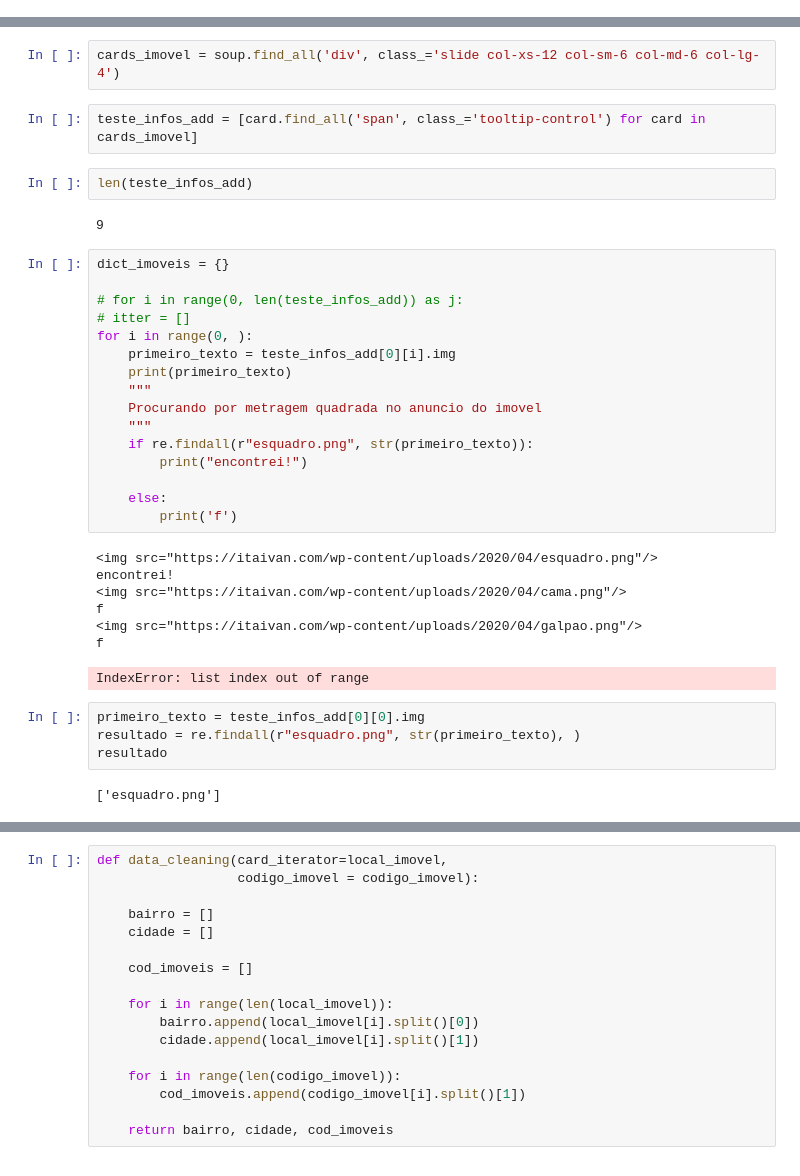
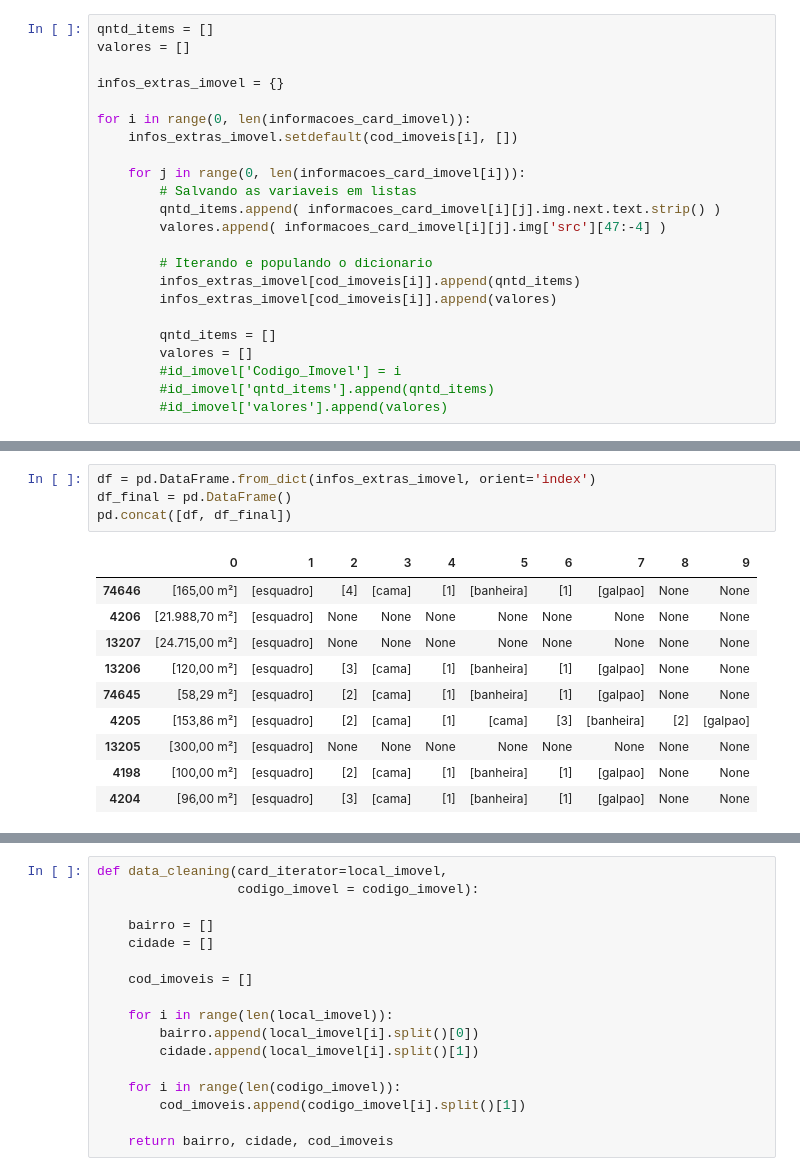
Before and after one commit to carlosal249/itaivan_scrapper, a Jupyter notebook: itaivan_scraper.ipynb, the cells around one changed output, grey strips where cells are left out. Drawn from its saved outputs; the diff is of its cells as text.

```diff
--- a/itaivan_scraper.ipynb
+++ b/itaivan_scraper.ipynb
@@ -1 +229,24 @@
+# %%
+qntd_items = []
+valores = []
+
+infos_extras_imovel = {}
+
+for i in range(0, len(informacoes_card_imovel)):
+    infos_extras_imovel.setdefault(cod_imoveis[i], [])
+
+    for j in range(0, len(informacoes_card_imovel[i])):
+        # Salvando as variaveis em listas
+        qntd_items.append( informacoes_card_imovel[i][j].img.next.text.strip() )
+        valores.append( informacoes_card_imovel[i][j].img['src'][47:-4] )
+
+        # Iterando e populando o dicionario
+        infos_extras_imovel[cod_imoveis[i]].append(qntd_items)
+        infos_extras_imovel[cod_imoveis[i]].append(valores)
+
+        qntd_items = []
+        valores = []
+        #id_imovel['Codigo_Imovel'] = i
+        #id_imovel['qntd_items'].append(qntd_items)
+        #id_imovel['valores'].append(valores)
 # %%
@@ -15,41 +265,18 @@ soup = bs4.BeautifulSoup(source,'html')
-# %%
-cards_imovel = soup.find_all('div', class_='slide col-xs-12 col-sm-6 col-md-6 col-lg-4')
-# %%
-teste_infos_add = [card.find_all('span', class_='tooltip-control') for card in cards_imovel]
-# %%
-len(teste_infos_add)
-# %% [output]
-9
-# %%
-dict_imoveis = {}
-
-# for i in range(0, len(teste_infos_add)) as j:
-# itter = []
-for i in range(0, ):
-    primeiro_texto = teste_infos_add[0][i].img
-    print(primeiro_texto)
-    """
-    Procurando por metragem quadrada no anuncio do imovel
-    """
-    if re.findall(r"esquadro.png", str(primeiro_texto)):
-        print("encontrei!")
-
-    else:
-        print('f')
-# %% [output]
-<img src="https://itaivan.com/wp-content/uploads/2020/04/esquadro.png"/>
-encontrei!
-<img src="https://itaivan.com/wp-content/uploads/2020/04/cama.png"/>
-f
-<img src="https://itaivan.com/wp-content/uploads/2020/04/galpao.png"/>
-f
-IndexError: list index out of range
-# %%
-primeiro_texto = teste_infos_add[0][0].img
-resultado = re.findall(r"esquadro.png", str(primeiro_texto), )
-resultado
-# %% [output]
-['esquadro.png']
+# %%
+df = pd.DataFrame.from_dict(infos_extras_imovel, orient='index')
+df_final = pd.DataFrame()
+pd.concat([df, df_final])
+# %% [output]
+|  | 0 | 1 | 2 | 3 | 4 | 5 | 6 | 7 | 8 | 9 |
+| 74646 | [165,00 m²] | [esquadro] | [4] | [cama] | [1] | [banheira] | [1] | [galpao] | None | None |
+| 4206 | [21.988,70 m²] | [esquadro] | None | None | None | None | None | None | None | None |
+| 13207 | [24.715,00 m²] | [esquadro] | None | None | None | None | None | None | None | None |
+| 13206 | [120,00 m²] | [esquadro] | [3] | [cama] | [1] | [banheira] | [1] | [galpao] | None | None |
+| 74645 | [58,29 m²] | [esquadro] | [2] | [cama] | [1] | [banheira] | [1] | [galpao] | None | None |
+| 4205 | [153,86 m²] | [esquadro] | [2] | [cama] | [1] | [cama] | [3] | [banheira] | [2] | [galpao] |
+| 13205 | [300,00 m²] | [esquadro] | None | None | None | None | None | None | None | None |
+| 4198 | [100,00 m²] | [esquadro] | [2] | [cama] | [1] | [banheira] | [1] | [galpao] | None | None |
+| 4204 | [96,00 m²] | [esquadro] | [3] | [cama] | [1] | [banheira] | [1] | [galpao] | None | None |
 # %%
 teste_imagem = [card.find('div', class_='ls-picture').get('style') for card in cards_imovel]
 tipo_imovel = [card.find('div', class_='ls-categoria').get_text().strip() for card in cards_imovel]
```
Also changed, not shown: parts of 24 cells of this notebook.
